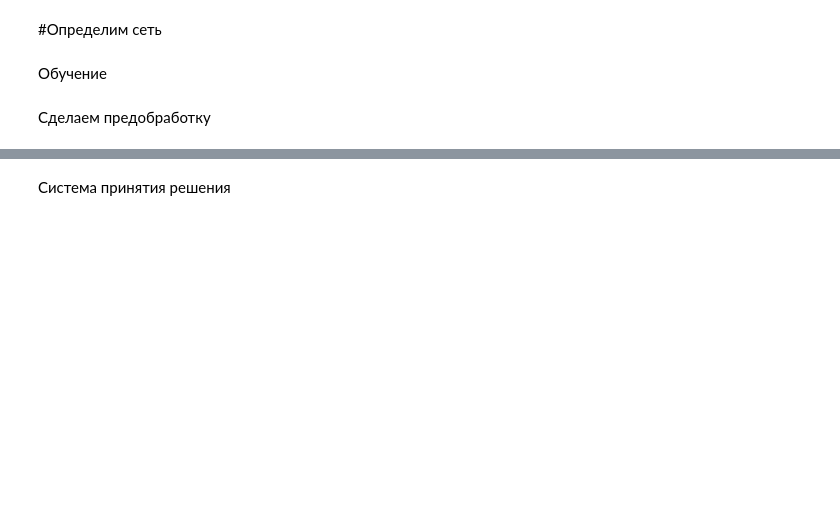
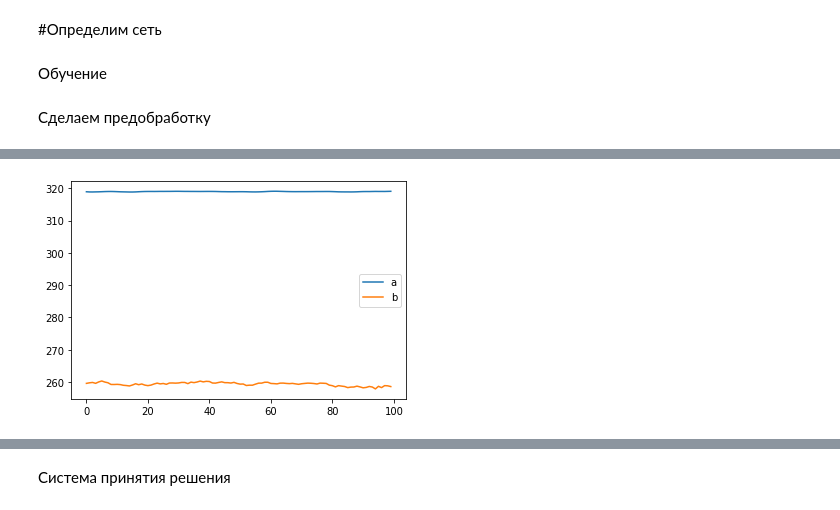
Before and after one commit to PeterLarochkin/discrete_structures, a Jupyter notebook: HM1/HM1.ipynb, the cells around one changed output, grey strips where cells are left out. Saved outputs shown, nothing was run; the diff lists cells and outputs as text; code cells hidden in the pictures; blank space fills up the shorter version.

```diff
--- a/HM1/HM1.ipynb
+++ b/HM1/HM1.ipynb
@@ -247,13 +206,13 @@ def train(model, n_epochs, device, x_train, y_train, x_validatation, y_validatat
                     f" Elapsed time: {elapsed:.2f}s.")
     return model, train_losses, validation_losses
 # %%
-model1 = Model(10, 50, 10, 30)
+model1 = LSTM(10,100,1)
 device = torch.device('cpu')
-batch_size= 800
+batch_size= 1
 n_epochs= 20
 optimizer = torch.optim.Adam(model1.parameters(), lr=0.0001)
 loss_function = torch.nn.L1Loss()
-done_model1, train_loss1, val_loss1 = train(model1, n_epochs, device, x_train, y_train, x_validatation, y_validatation, batch_size, loss_function, optimizer)
+done_model1, train_loss1, val_loss1 = totrain(model1, n_epochs, device, x_train, y_train, x_validatation, y_validatation, batch_size, loss_function, optimizer)
 plt.plot(range(len(train_loss1)),train_loss1)
 plt.legend("train_loss")
 plt.show()
@@ -286,3 +245,18 @@ Epoch 20 Train loss: 43.4919. Validation loss: 26.0470. Elapsed time: 7.77s.
+# %%
+done_model1.eval()
+future = 100
+a = list(map(lambda x: done_model1(torch.reshape(x, (1, 10))).item(), x_validatation))
+# a = inverse_difference(a, validation[0])
+a = scaled(a, series_min, series_max)
+b = list(map(lambda x: x.item(), y_validatation))
+# b = inverse_difference(b, validation[0])
+b = scaled(b, series_min, series_max)
+plt.plot(range(len(a[:future])),a[:future], label="a")
+plt.plot(range(len(b[:future])), b[:future], label="b")
+plt.legend()
+plt.show()
+# %% [output]
+[figure, added]
 # %%
 model2 = Perceptron2()
 device = torch.device('cpu')
```
Also changed, not shown: parts of 21 cells of this notebook, 15 other files.
